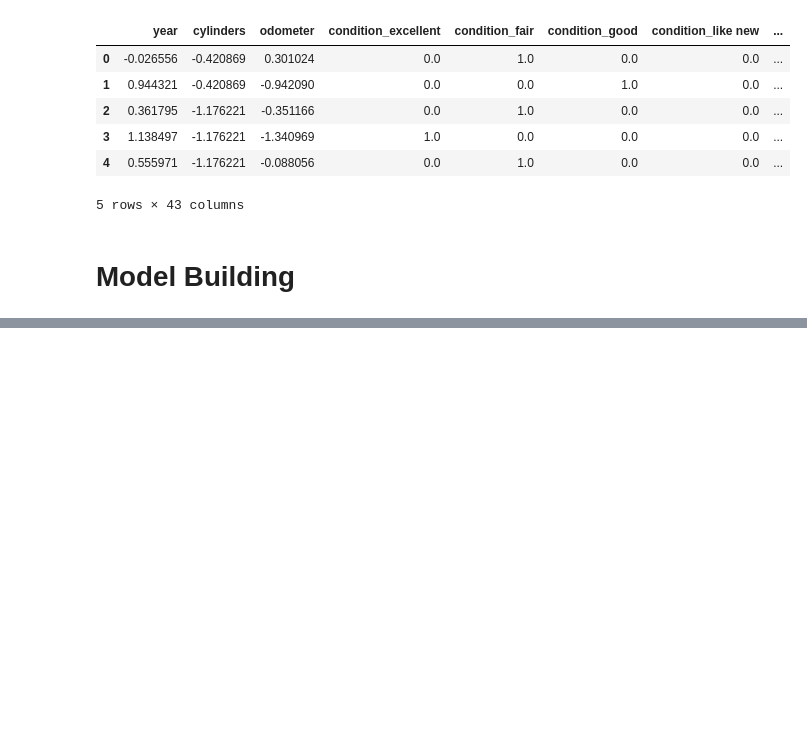
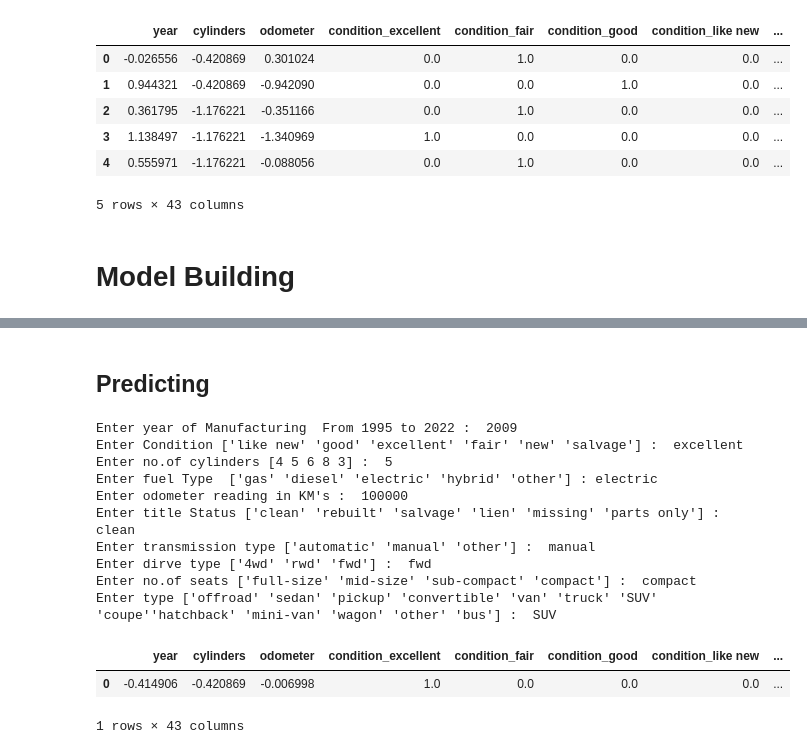
Before and after one commit to puramnagendra2/Deep-Learning-Projects, a Jupyter notebook: Pre Owned Cars Project/Pre Owned Cars.ipynb, the cells around one changed output, grey strips where cells are left out. Cells and saved outputs as stored; diff of their text form; code cells hidden in the pictures; blank space fills up the shorter version.

```diff
--- a/Pre Owned Cars Project/Pre Owned Cars.ipynb
+++ b/Pre Owned Cars Project/Pre Owned Cars.ipynb
@@ -508,3 +457,0 @@ paint_color null values count :  0
-# %%
-for i in cat_features:
-    print(f'{i} : ', df[i].nunique())
@@ -619,3 +549,6 @@ numerical_features = X.select_dtypes('number').columns
 numerical_features
 # %% [output]
 Index(['year', 'cylinders', 'odometer'], dtype='object')
+# %%
+for i in numerical_features:
+    print(f'{i} :', X[i].unique())
@@ -652,3 +596,6 @@ categorical_features
 Index(['condition', 'fuel', 'title_status', 'transmission', 'drive', 'size',
        'type'],
       dtype='object')
+# %%
+for i in categorical_features:
+    print(f'{i} : ', X[i].unique())
@@ -814,0 +723,63 @@ print("R²:", r2_score(y_test, y_pred))
+# %% [markdown]
+## Predicting
+# %%
+Means = [2.01113676e+03, 5.55718395e+00, 1.00392815e+05]
+Standard_Deviations = [5.14998241e+00, 1.32388776e+00, 5.61324223e+04]
+# %%
+year = int(input("Enter year of Manufacturing  From 1995 to 2022 : "))
+condition = input("Enter Condition ['like new' 'good' 'excellent' 'fair' 'new' 'salvage'] : ")
+cylinders = int(input("Enter no.of cylinders [4 5 6 8 3] : "))
+fuel = input("Enter fuel Type  ['gas' 'diesel' 'electric' 'hybrid' 'other'] :")
+odometer = int(input("Enter odometer reading in KM's : "))
+title_status = input("Enter title Status ['clean' 'rebuilt' 'salvage' 'lien' 'missing' 'parts only'] : ")
+transmission = input("Enter transmission type ['automatic' 'manual' 'other'] : ")
+drive = input("Enter dirve type ['4wd' 'rwd' 'fwd'] : ")
+size = input("Enter no.of seats ['full-size' 'mid-size' 'sub-compact' 'compact'] : ")
+Type = input("Enter type ['offroad' 'sedan' 'pickup' 'convertible' 'van' 'truck' 'SUV' 'coupe''hatchback' 'mini-van' 'wagon' 'other' 'bus'] : ")
+
+# All Features
+features = [year, condition,cylinders,fuel, odometer, title_status, transmission, drive, size, Type]
+# Create a DataFrame from the features
+df = pd.DataFrame([features], columns=['year', 'condition', 'cylinders', 'fuel',
+                                       'odometer', 'title_status', 'transmission',
+                                       'drive', 'size', 'type'])
+
+# Identify numerical and categorical columns
+numerical_cols = ['year', 'cylinders', 'odometer']
+categorical_cols = ['condition', 'fuel', 'title_status',
+                    'transmission', 'drive', 'size', 'type']
+
+
+encoded = encoder.transform(df[categorical_cols]).toarray()
+
+# Create a DataFrame from the encoded array
+encoded_columns = pd.DataFrame(encoded, columns=encoder.get_feature_names_out(categorical_cols))
+
+# Drop original categorical columns from X_train
+df_dropped = df.drop(columns=categorical_cols)
+
+# Concatenate the encoded columns with remaining features
+df = pd.concat([df_dropped.reset_index(drop=True), encoded_columns.reset_index(drop=True)], axis=1)
+
+df[numerical_cols] = df[numerical_cols].astype(int)
+
+n = 3
+for i in range(n):
+    df[numerical_cols[i]] = (df[numerical_cols[i]]-Means[i])/(Standard_Deviations[i])
+
+# Display the final DataFrame
+df.head()
+# %% [output]
+Enter year of Manufacturing  From 1995 to 2022 :  2009
+Enter Condition ['like new' 'good' 'excellent' 'fair' 'new' 'salvage'] :  excellent
+Enter no.of cylinders [4 5 6 8 3] :  5
+Enter fuel Type  ['gas' 'diesel' 'electric' 'hybrid' 'other'] : electric
+Enter odometer reading in KM's :  100000
+Enter title Status ['clean' 'rebuilt' 'salvage' 'lien' 'missing' 'parts only'] :  clean
+Enter transmission type ['automatic' 'manual' 'other'] :  manual
+Enter dirve type ['4wd' 'rwd' 'fwd'] :  fwd
+Enter no.of seats ['full-size' 'mid-size' 'sub-compact' 'compact'] :  compact
+Enter type ['offroad' 'sedan' 'pickup' 'convertible' 'van' 'truck' 'SUV' 'coupe''hatchback' 'mini-van' 'wagon' 'other' 'bus'] :  SUV
+|  | year | cylinders | odometer | condition_excellent | condition_fair | condition_good | condition_like new | ... |
+| 0 | -0.414906 | -0.420869 | -0.006998 | 1.0 | 0.0 | 0.0 | 0.0 | ... |
+1 rows × 43 columns
```
Also changed, not shown: parts of 23 cells of this notebook.
